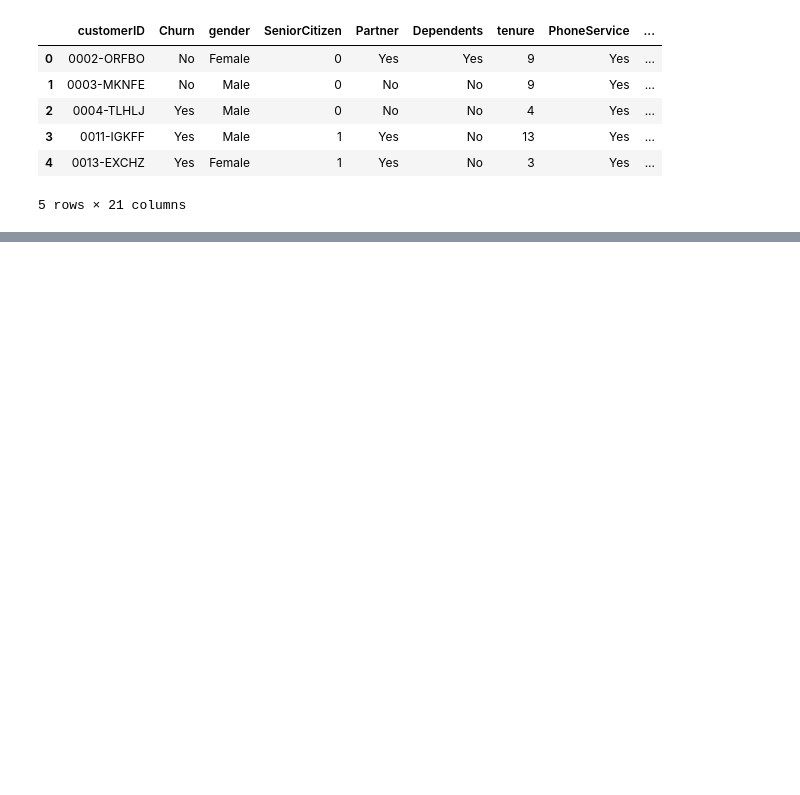
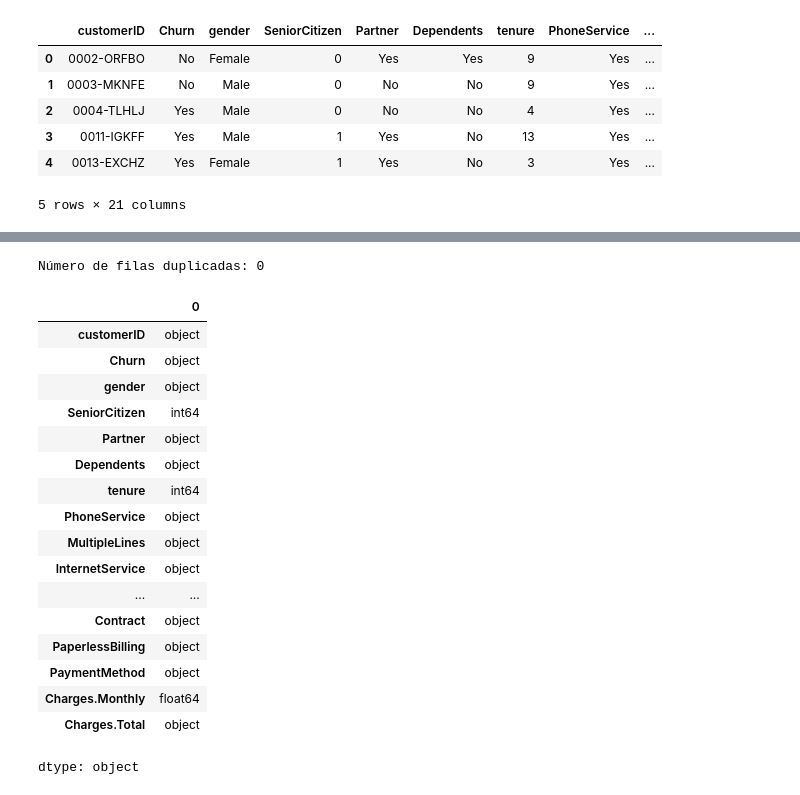
Before and after one commit to adicu7/TelecomXChallenge, a Jupyter notebook: ChallengeTelecom_Latam.ipynb, the cells around one changed output, grey strips where cells are left out. Cells and saved outputs as stored; diff of their text form; code cells hidden in the pictures; blank space fills up the shorter version.

```diff
--- a/ChallengeTelecom_Latam.ipynb
+++ b/ChallengeTelecom_Latam.ipynb
@@ -62,0 +129,28 @@ df_flat.head(5)
+# %%
+# Filas duplicadas
+
+duplicados = df_flat.duplicated().sum()
+print(f"Número de filas duplicadas: {duplicados}")
+# %% [output]
+Número de filas duplicadas: 0
+# %%
+df_flat.dtypes
+# %% [output]
+|  | 0 |
+| customerID | object |
+| Churn | object |
+| gender | object |
+| SeniorCitizen | int64 |
+| Partner | object |
+| Dependents | object |
+| tenure | int64 |
+| PhoneService | object |
+| MultipleLines | object |
+| InternetService | object |
+| ... | ... |
+| Contract | object |
+| PaperlessBilling | object |
+| PaymentMethod | object |
+| Charges.Monthly | float64 |
+| Charges.Total | object |
+dtype: object
```
Also changed, not shown: parts of 9 cells of this notebook.
